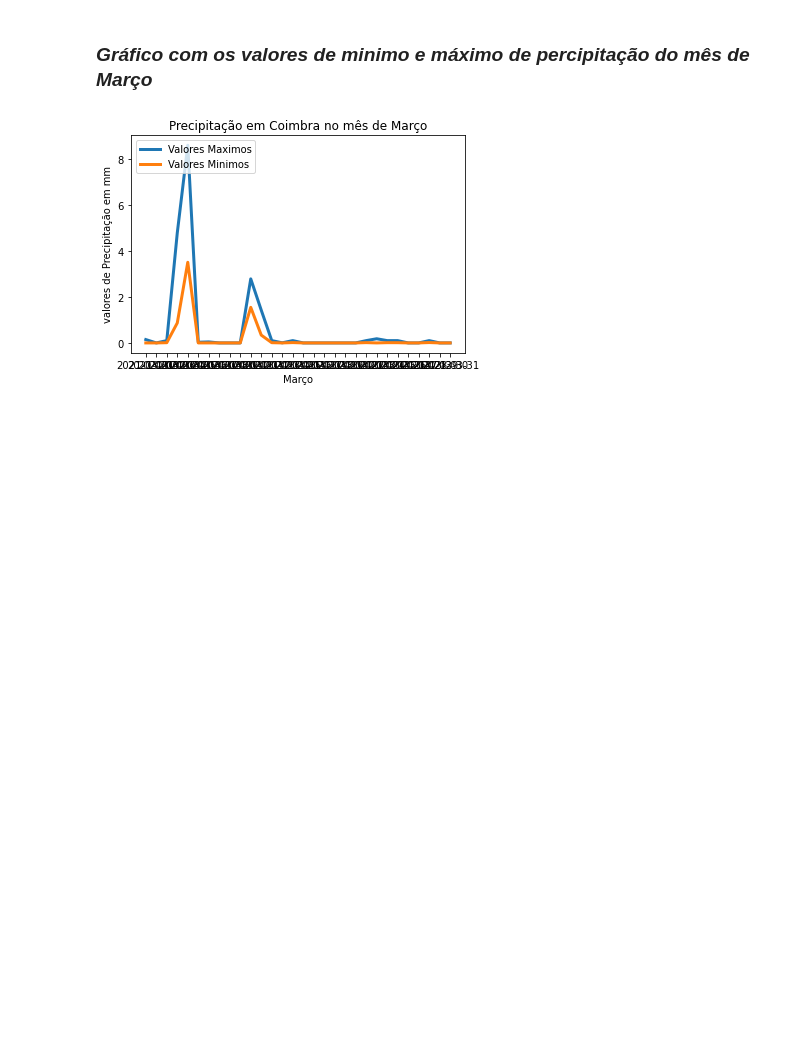
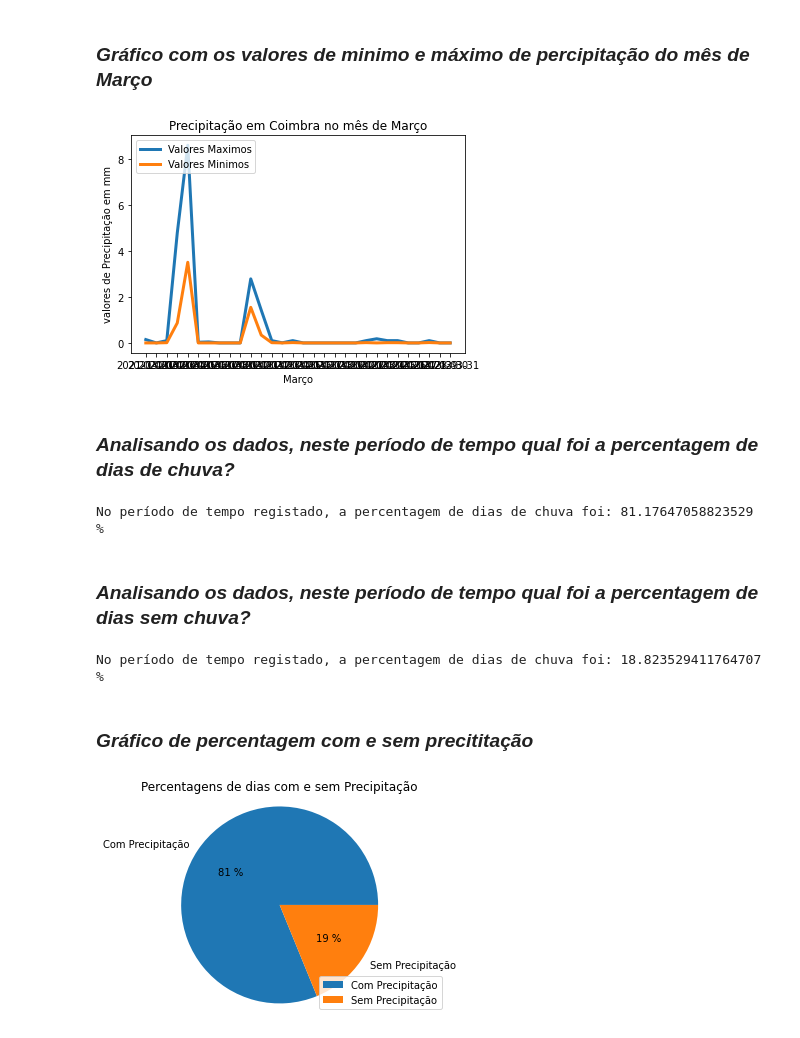
Before and after one commit to grupopai02/Analise_Precipitacao_Coimbra, a Jupyter notebook: Precipitação_coimbra.ipynb, the cells around one changed output. Cells and saved outputs as stored; diff of their text form; code cells hidden in the pictures; blank space fills up the shorter version.

```diff
--- a/Precipitação_coimbra.ipynb
+++ b/Precipitação_coimbra.ipynb
@@ -186,3 +213,58 @@ plt.legend(loc='upper left')
 plt.show()
 # %% [output]
 [figure]
+# %% [markdown]
+### *Analisando os dados, neste período de tempo qual foi a percentagem de dias de chuva?*
+# %%
+#todos os valores maiores que 0
+df_dados = df_prec[(df_prec['mean'] > 0)]
+
+#variavel total que é todo o comprimento da coluna 'mean'
+total = df_prec.index.size
+#variavel df_chuva com todo o comprimento da variavel com valores maiores que 0 (df_dados)
+df_chuva = df_dados.index.size
+
+#prec é a variavel que calcula a percentagem
+#valores maiores que 0 multiplica por 100 e divide pelo total de todos os valores
+prec = (df_chuva * 100)/(total)
+
+print("No período de tempo registado, a percentagem de dias de chuva foi:", prec,"%")
+# %% [output]
+No período de tempo registado, a percentagem de dias de chuva foi: 81.17647058823529 %
+# %% [markdown]
+### *Analisando os dados, neste período de tempo qual foi a percentagem de dias sem chuva?*
+# %%
+#todos os valores iguais a 0
+df_dados = df_prec[(df_prec['mean'] == 0)]
+
+#variavel total que é todo o comprimento da coluna 'mean'
+total = df_prec.index.size
+#variavel df_semchuva com todo o comprimento da variavel com valores iguais a 0 (df_dados)
+df_semchuva = df_dados.index.size
+
+#sem_prec é a variavel que calcula a percentagem
+#total dos valores iguais a 0 multiplica por 100 e divide pelo total de todos os valores
+sem_prec = (df_semchuva * 100)/(total)
+
+print("No período de tempo registado, a percentagem de dias de chuva foi:", sem_prec,"%")
+# %% [output]
+No período de tempo registado, a percentagem de dias de chuva foi: 18.823529411764707 %
+# %% [markdown]
+### *Gráfico de percentagem com e sem precititação*
+# %%
+#definir os dados para inserir no grafico
+ListaTotal = [prec, sem_prec]
+Labels = ['Com Precipitação','Sem Precipitação']
+
+#definir o grafico (dados, labels, percentagem)
+plt.pie(ListaTotal, labels=Labels, autopct="%0.0f %%")
+
+#labels do grafico
+plt.title('Percentagens de dias com e sem Precipitação')
+plt.legend(loc='lower right')
+plt.axis("equal")
+
+#mostrar o grafico
+plt.show()
+# %% [output]
+[figure, added]
```
Also changed, not shown: parts of 2 cells of this notebook.
